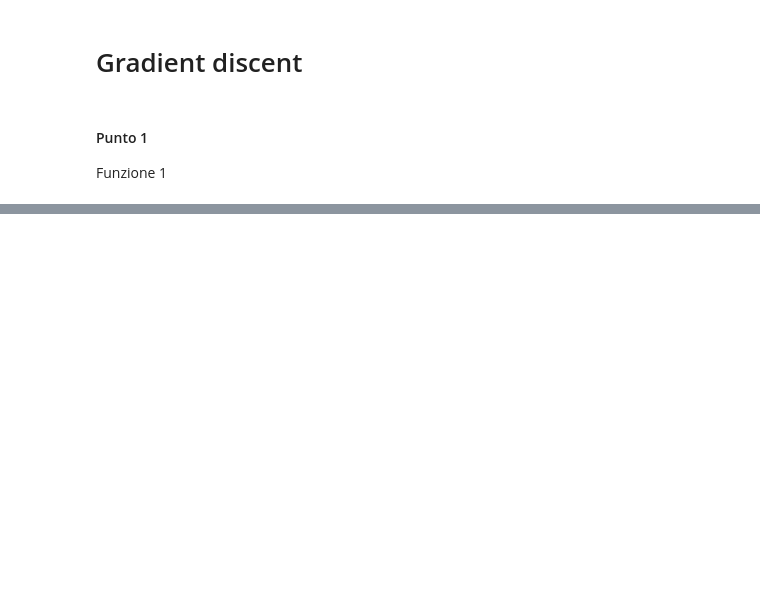
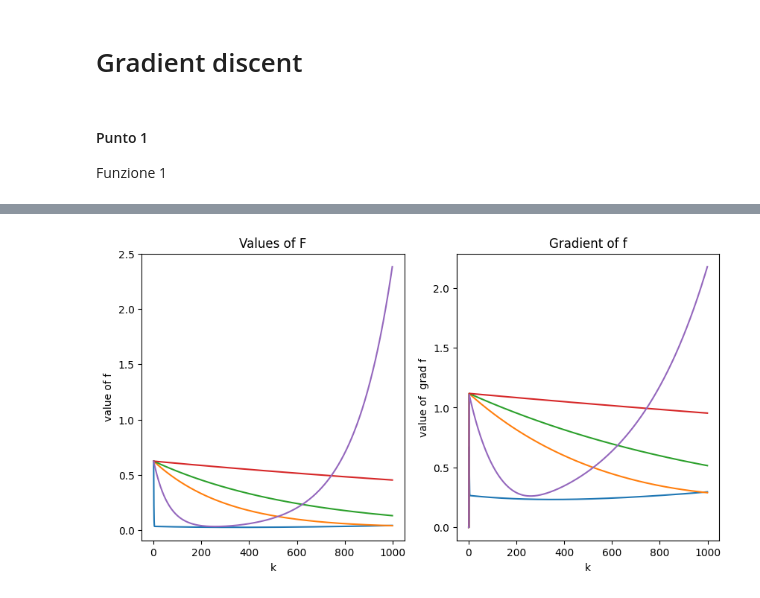
Before and after one commit to francesco-source/Artificial-Intelligence-UNIBO, a Jupyter notebook: Statistical_and_mathematical_methods_for_AI/Exercises/Exercise3.ipynb, the cells around one changed output, grey strips where cells are left out. Drawn from its saved outputs; the diff is of its cells as text; code cells hidden in the pictures; blank space fills up the shorter version.

```diff
--- a/Statistical_and_mathematical_methods_for_AI/Exercises/Exercise3.ipynb
+++ b/Statistical_and_mathematical_methods_for_AI/Exercises/Exercise3.ipynb
@@ -214,0 +166,5 @@ True
+# %%
+alpha=np.array((0,0.001,0.0005,1e-4,0.005))
+Plotfirst(f3,grad_f3,alpha,(0.5,0.5))
+# %% [output]
+[figure, added]
```
Also changed, not shown: parts of 15 cells of this notebook, 9 other files.
